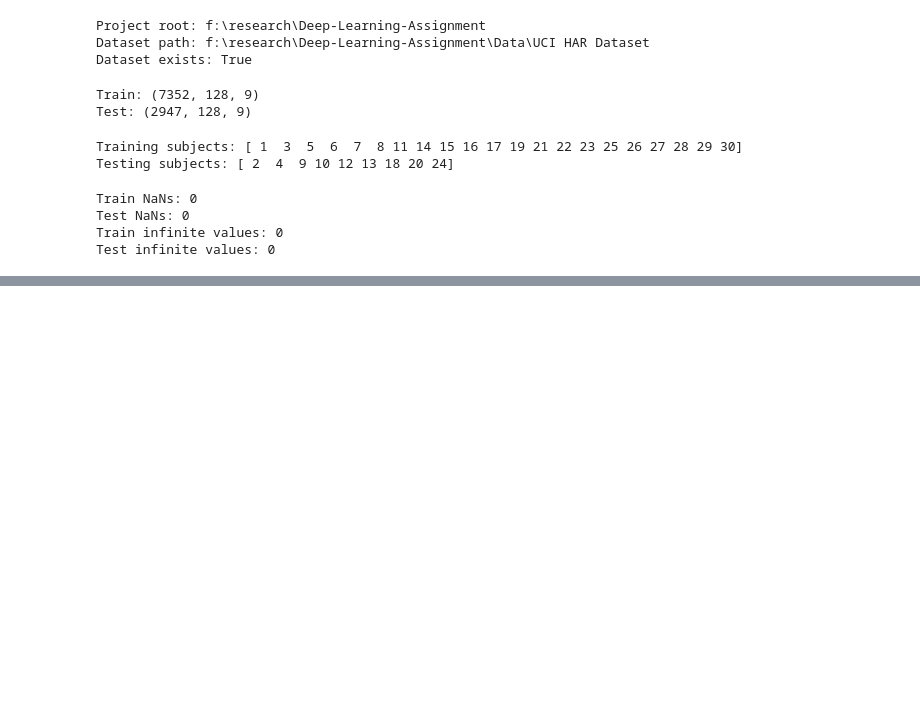
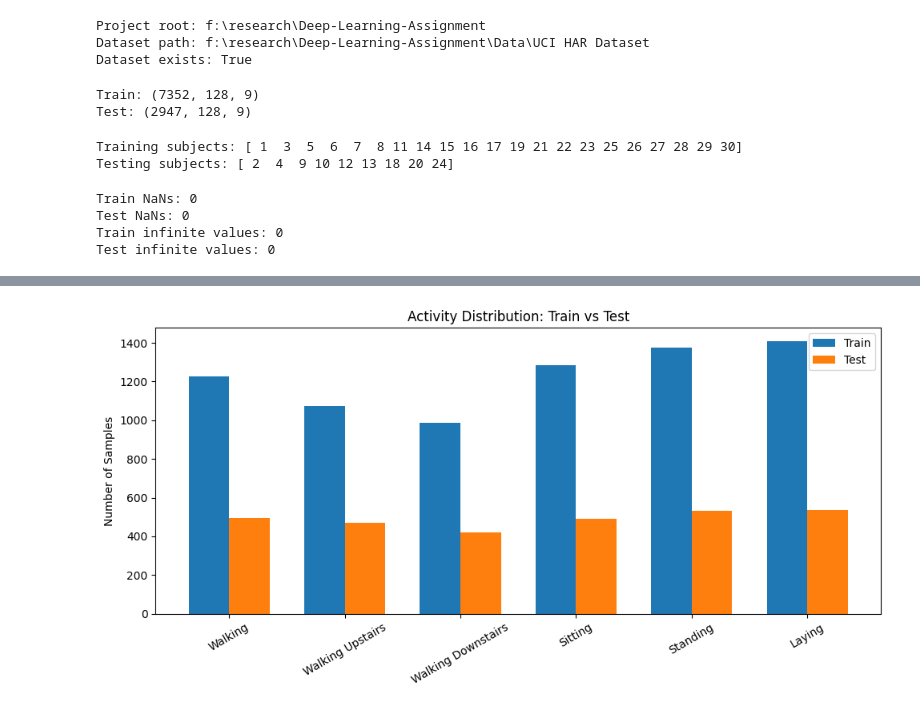
Before and after one commit to SLIIT-Y4-S2-DL-ORG/Deep-Learning-Assignment, a Jupyter notebook: Preprocessing/data_exploration.ipynb, the cells around one changed output, grey strips where cells are left out. Saved outputs shown, nothing was run; the diff lists cells and outputs as text; code cells hidden in the pictures; blank space fills up the shorter version.

```diff
--- a/Preprocessing/data_exploration.ipynb
+++ b/Preprocessing/data_exploration.ipynb
@@ -187,0 +267,53 @@ plt.show()
+# %%
+x = np.arange(
+    len(ACTIVITY_NAMES)
+)
+
+width = 0.35
+
+train_counts = np.array(
+    [
+        np.sum(y_train_original == i)
+        for i in range(1, 7)
+    ]
+)
+
+test_counts = np.array(
+    [
+        np.sum(y_test_original == i)
+        for i in range(1, 7)
+    ]
+)
+
+plt.figure(figsize=(10, 5))
+
+plt.bar(
+    x - width / 2,
+    train_counts,
+    width,
+    label="Train"
+)
+
+plt.bar(
+    x + width / 2,
+    test_counts,
+    width,
+    label="Test"
+)
+
+plt.xticks(
+    x,
+    ACTIVITY_NAMES,
+    rotation=30
+)
+
+plt.ylabel("Number of Samples")
+plt.title(
+    "Activity Distribution: Train vs Test"
+)
+
+plt.legend()
+plt.tight_layout()
+plt.show()
+# %% [output]
+[figure, added]
```
Also changed, not shown: parts of 7 cells of this notebook, 2 other files.
